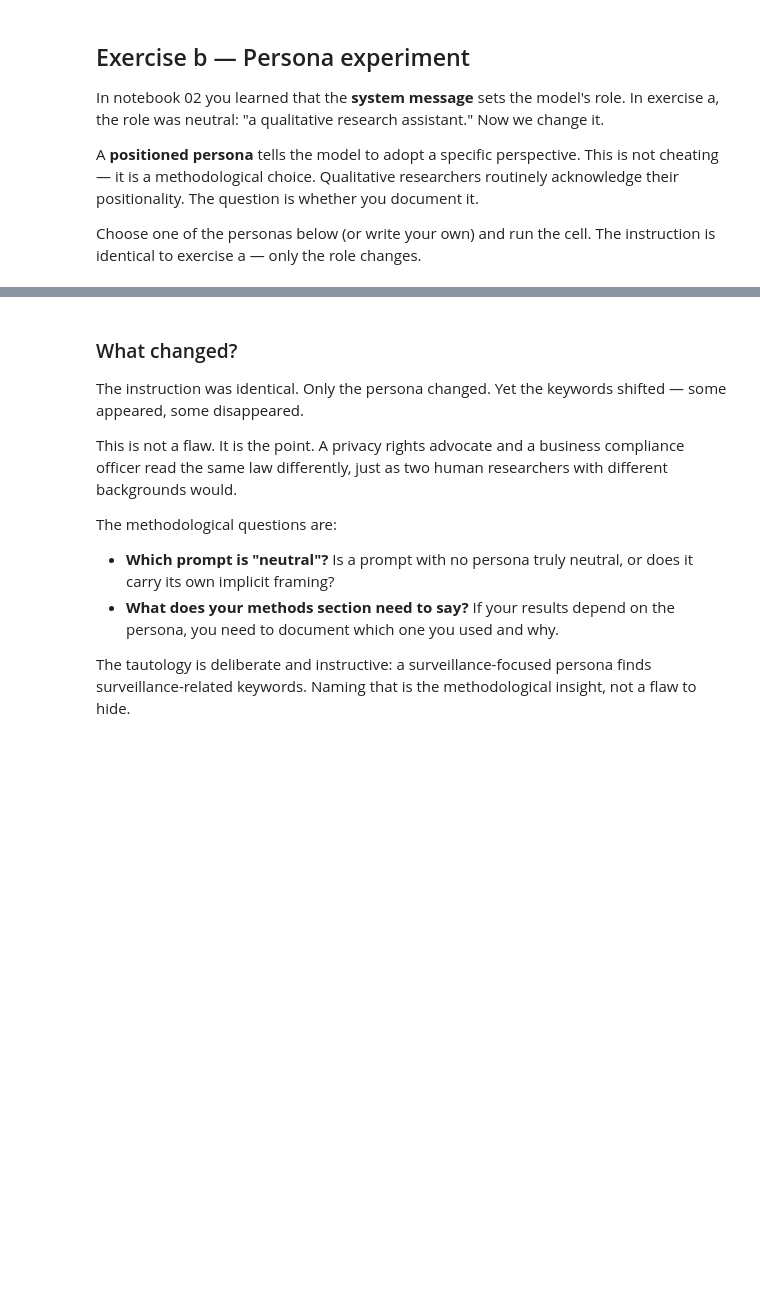
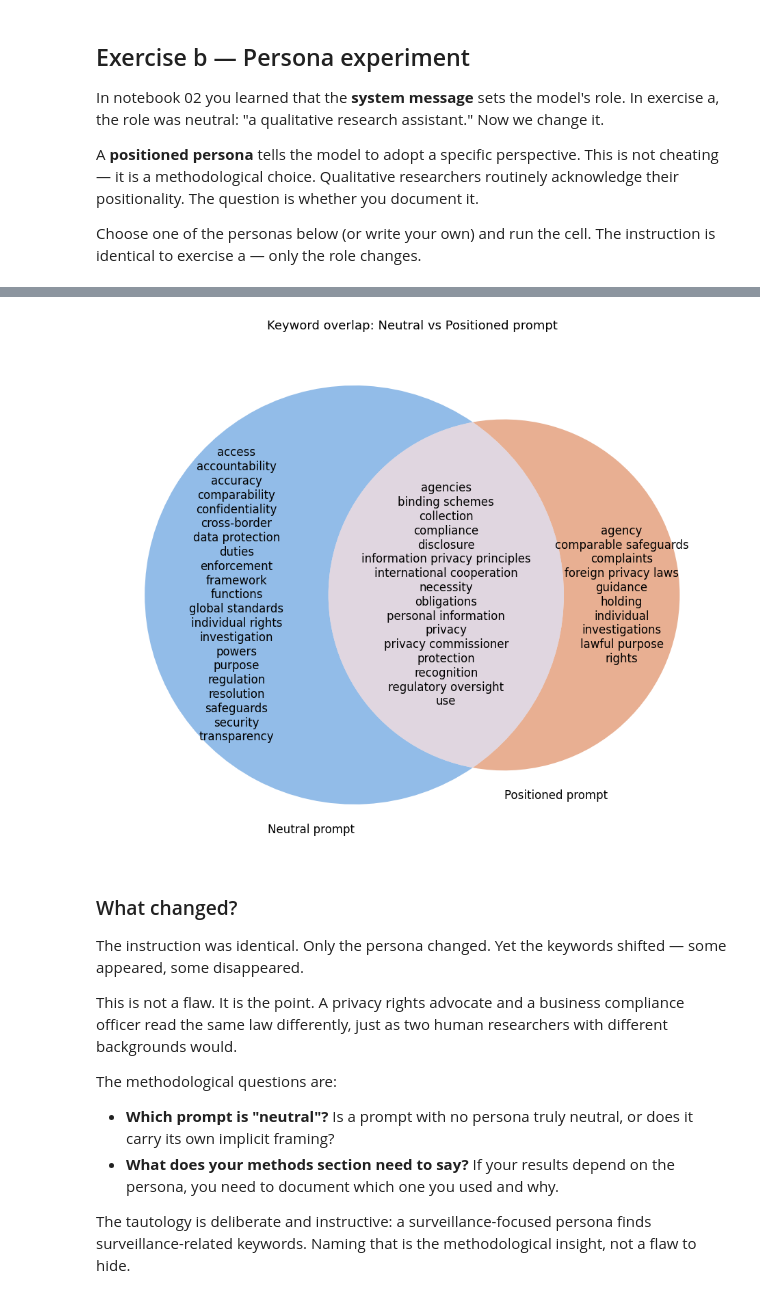
Before and after one commit to UoA-eResearch/embedding-llms-qualitative-data-workshop, a Jupyter notebook: notebooks/04-thematic-analysis.ipynb, the cells around one changed output, grey strips where cells are left out. Drawn from its saved outputs; the diff is of its cells as text; code cells hidden in the pictures; blank space fills up the shorter version.

Commit message:
Refactor code structure for improved readability and maintainability

```diff
--- a/notebooks/04-thematic-analysis.ipynb
+++ b/notebooks/04-thematic-analysis.ipynb
@@ -214,18 +251,13 @@ Choose one of the personas below (or write your own) and run the cell. The instr
 # or write your own.
 #
 # Option 1 — Privacy rights advocate:
-# my_persona = "You are a privacy rights advocate analysing surveillance risks in this legislation."
+# my_persona = "You want to point out faults by identifying risks in this legislation."
 #
-# Option 2 — Business compliance officer:
-# my_persona = "You are a business compliance officer analysing regulatory burden in this legislation."
-#
-# Option 3 — Government data analyst:
-# my_persona = "You are a government data analyst assessing this legislation's impact on public sector information sharing."
-#
-# Option 4 — Indigenous data sovereignty researcher:
+# Option 2 — Indigenous data sovereignty researcher:
 # my_persona = "You are a Māori data sovereignty researcher analysing this legislation's implications for indigenous data governance."
 
-my_persona = "You are a privacy rights advocate analysing surveillance risks in this legislation."
+# Option 3 - Your own persona (change this):
+# my_persona = "You are a grammar checker. Critique the language and structure of this legislation."
 
 positioned_response = client.chat.completions.create(
     model=TEXT_MODEL,
@@ -239,7 +271,7 @@ positioned_response = client.chat.completions.create(
             "role": "user",
             "content": f"""Analyse the following sections from New Zealand's Privacy Act 2020.
 
-Identify 5 to 7 recurring themes. Focus on substantive legal themes and obligations.
+Identify 3 recurring themes. Focus on substantive legal themes and obligations.
 Exclude procedural boilerplate (e.g. "commencement", "interpretation", "repeal").
 
 For each theme, provide:
@@ -282,4 +314,5 @@ print("=" * 60)
 for i, theme in enumerate(positioned_themes, 1):
     print(f"\n{i}. {theme['theme']}")
     print(f"   {theme['description']}")
-    print(f"   Keywords: {\", \".join(theme['keywords'])}")
+    kw_list = ", ".join(theme["keywords"])
+    print(f"   Keywords: {kw_list}")
@@ -319,3 +398,32 @@ for kw in sorted(positioned_only):
+# %%
+import matplotlib.pyplot as plt
+from matplotlib_venn import venn2
+
+fig, ax = plt.subplots(figsize=(12, 8))
+
+v = venn2(
+    [neutral_keywords, positioned_keywords],
+    set_labels=("Neutral prompt", "Positioned prompt"),
+    set_colors=("#4A90D9", "#D97B4A"),
+    alpha=0.6,
+    ax=ax
+)
+
+# Replace the default counts with the actual keyword lists
+v.get_label_by_id("10").set_text("\n".join(sorted(neutral_only)))
+v.get_label_by_id("10").set_fontsize(12)
+
+v.get_label_by_id("11").set_text("\n".join(sorted(shared)))
+v.get_label_by_id("11").set_fontsize(12)
+
+v.get_label_by_id("01").set_text("\n".join(sorted(positioned_only)))
+v.get_label_by_id("01").set_fontsize(12)
+
+ax.set_title("Keyword overlap: Neutral vs Positioned prompt", fontsize=13, pad=15)
+plt.tight_layout()
+plt.show()
+# %% [output]
+[figure, added]
 # %% [markdown]
 ### What changed?
 
```
Also changed, not shown: parts of 15 cells of this notebook, 2 other files.
